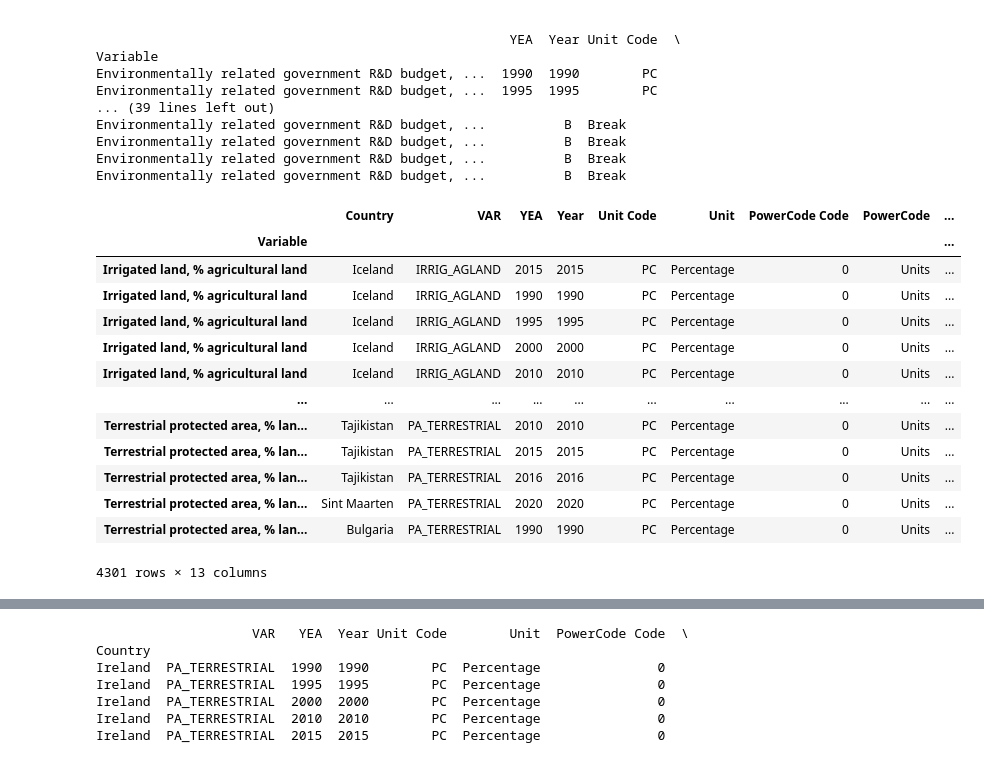
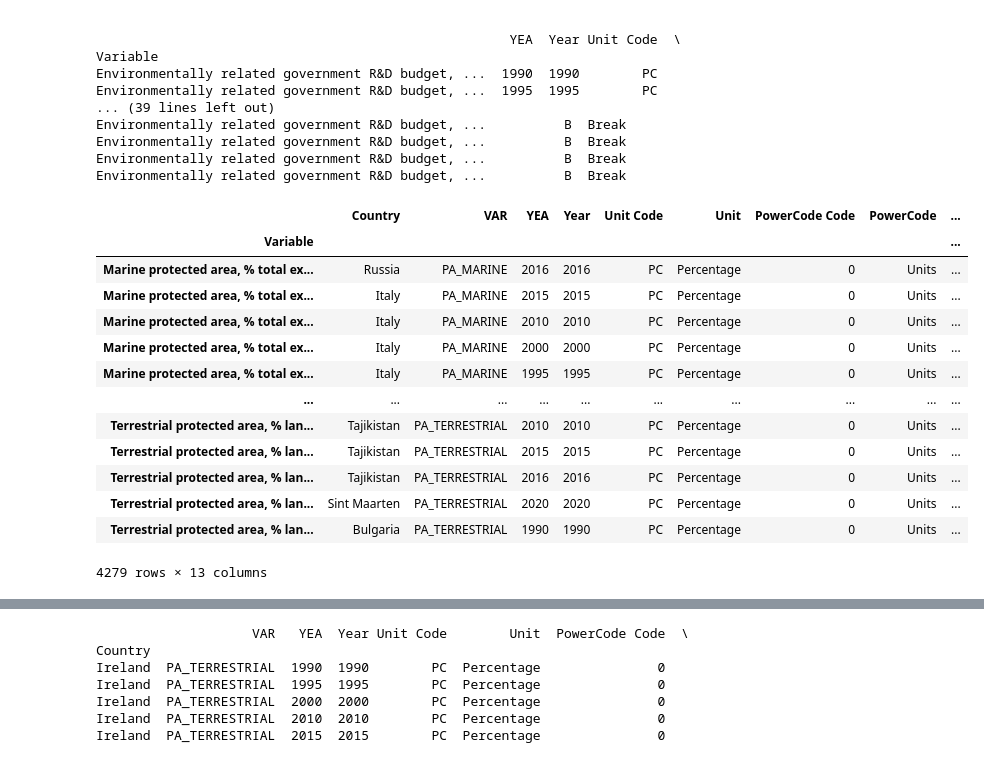
Before and after one commit to BoSuto/Data-analysis-for-business-March-2022-, a Jupyter notebook: Population, Economics & Green Growth.ipynb, the cells around one changed output, grey strips where cells are left out. Cells and saved outputs as stored; diff of their text form; code cells hidden in the pictures.

```diff
--- a/Population, Economics & Green Growth.ipynb
+++ b/Population, Economics & Green Growth.ipynb
@@ -257,20 +256,20 @@ Environmentally related government R&D budget, ...          B  Break
 Environmentally related government R&D budget, ...          B  Break
 Environmentally related government R&D budget, ...          B  Break
 # %%
-green_growth_significant_ind.loc[["Terrestrial protected area, % land area","Marine protected area, % total exclusive economic zone","Irrigated land, % agricultural land","Population density, inhabitants per km2"]].sort_index()
+green_growth_significant_ind.loc[["Terrestrial protected area, % land area","Marine protected area, % total exclusive economic zone","Population density, inhabitants per km2"]].sort_index()
 # %% [output]
 |  | Country | VAR | YEA | Year | Unit Code | Unit | PowerCode Code | PowerCode | ... |
 | Variable |  |  |  |  |  |  |  |  | ... |
-| Irrigated land, % agricultural land | Iceland | IRRIG_AGLAND | 2015 | 2015 | PC | Percentage | 0 | Units | ... |
-| Irrigated land, % agricultural land | Iceland | IRRIG_AGLAND | 1990 | 1990 | PC | Percentage | 0 | Units | ... |
-| Irrigated land, % agricultural land | Iceland | IRRIG_AGLAND | 1995 | 1995 | PC | Percentage | 0 | Units | ... |
-| Irrigated land, % agricultural land | Iceland | IRRIG_AGLAND | 2000 | 2000 | PC | Percentage | 0 | Units | ... |
-| Irrigated land, % agricultural land | Iceland | IRRIG_AGLAND | 2010 | 2010 | PC | Percentage | 0 | Units | ... |
+| Marine protected area, % total ex... | Russia | PA_MARINE | 2016 | 2016 | PC | Percentage | 0 | Units | ... |
+| Marine protected area, % total ex... | Italy | PA_MARINE | 2015 | 2015 | PC | Percentage | 0 | Units | ... |
+| Marine protected area, % total ex... | Italy | PA_MARINE | 2010 | 2010 | PC | Percentage | 0 | Units | ... |
+| Marine protected area, % total ex... | Italy | PA_MARINE | 2000 | 2000 | PC | Percentage | 0 | Units | ... |
+| Marine protected area, % total ex... | Italy | PA_MARINE | 1995 | 1995 | PC | Percentage | 0 | Units | ... |
 | ... | ... | ... | ... | ... | ... | ... | ... | ... | ... |
 | Terrestrial protected area, % lan... | Tajikistan | PA_TERRESTRIAL | 2010 | 2010 | PC | Percentage | 0 | Units | ... |
 | Terrestrial protected area, % lan... | Tajikistan | PA_TERRESTRIAL | 2015 | 2015 | PC | Percentage | 0 | Units | ... |
 | Terrestrial protected area, % lan... | Tajikistan | PA_TERRESTRIAL | 2016 | 2016 | PC | Percentage | 0 | Units | ... |
 | Terrestrial protected area, % lan... | Sint Maarten | PA_TERRESTRIAL | 2020 | 2020 | PC | Percentage | 0 | Units | ... |
 | Terrestrial protected area, % lan... | Bulgaria | PA_TERRESTRIAL | 1990 | 1990 | PC | Percentage | 0 | Units | ... |
-4301 rows × 13 columns
+4279 rows × 13 columns
 # %%
```
Also changed, not shown: parts of 26 cells of this notebook.
